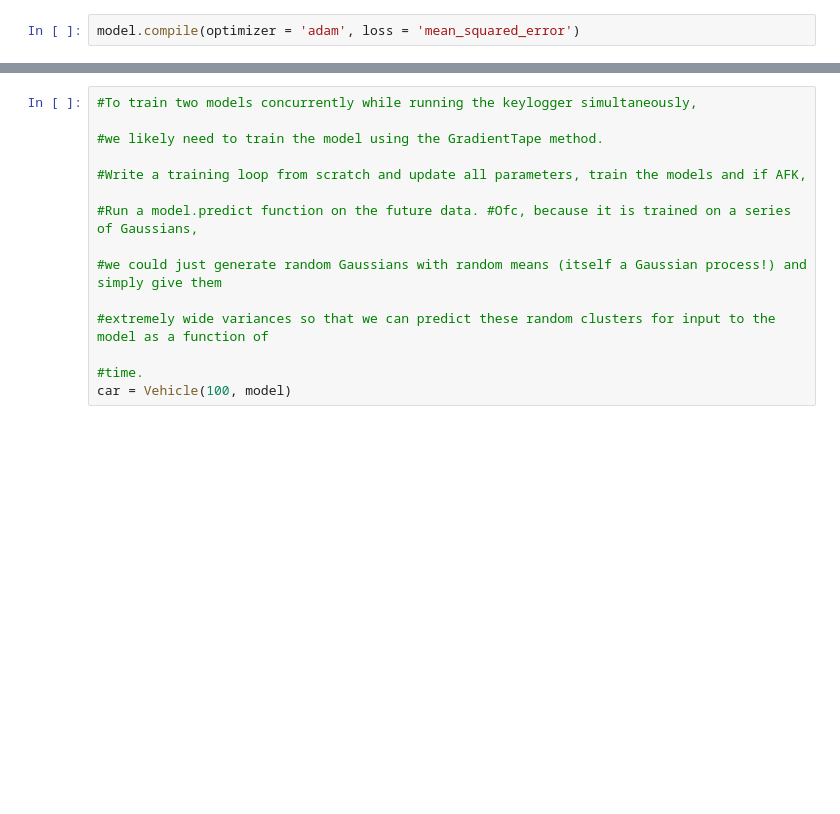
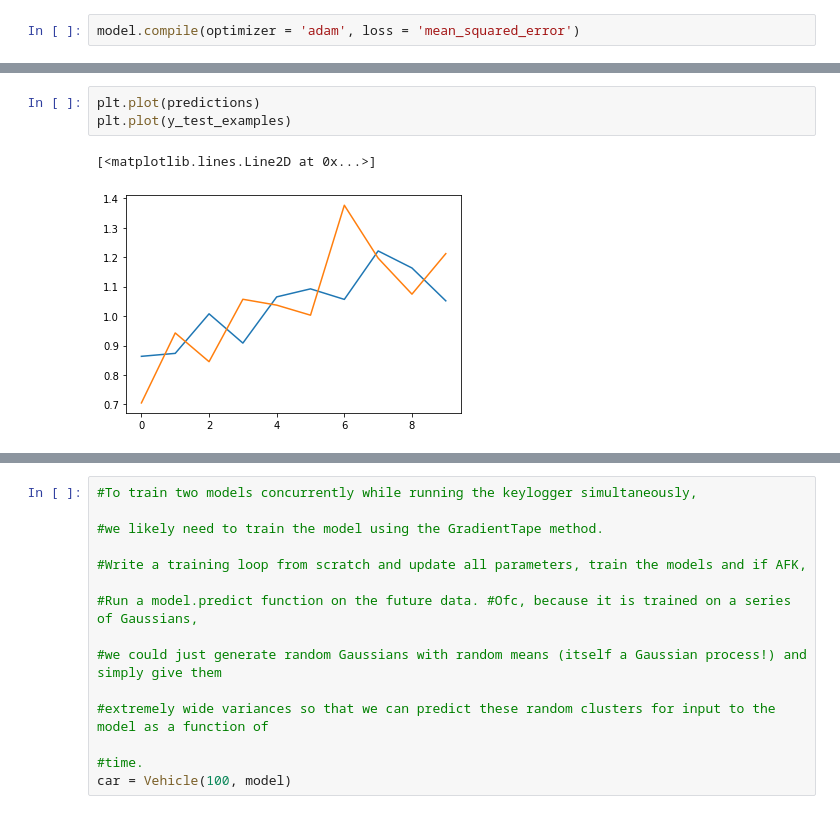
Before and after one commit to DavidHostler/AutopilotAI, a Jupyter notebook: selfdriving/Self-Driving AI.ipynb, the cells around one changed output, grey strips where cells are left out. Saved outputs shown, nothing was run; the diff lists cells and outputs as text; blank space fills up the shorter version.

```diff
--- a/selfdriving/Self-Driving AI.ipynb
+++ b/selfdriving/Self-Driving AI.ipynb
@@ -350,0 +497,6 @@ model.compile(optimizer = 'adam', loss = 'mean_squared_error')
+# %%
+plt.plot(predictions)
+plt.plot(y_test_examples)
+# %% [output]
+[<matplotlib.lines.Line2D at 0x...>]
+[figure, added]
```
Also changed, not shown: parts of 33 cells of this notebook, 3 other files.
